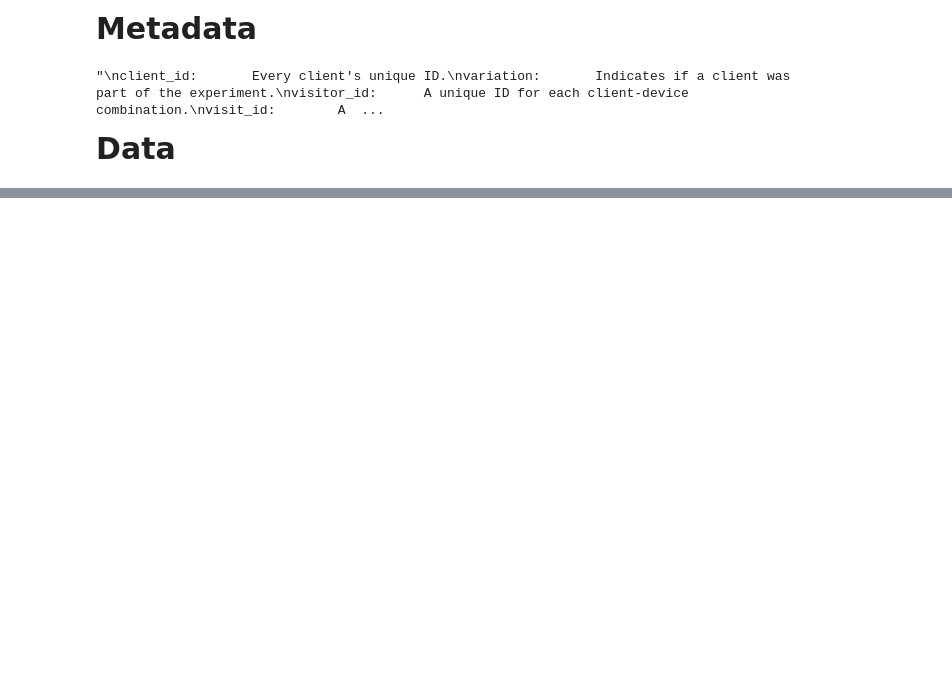
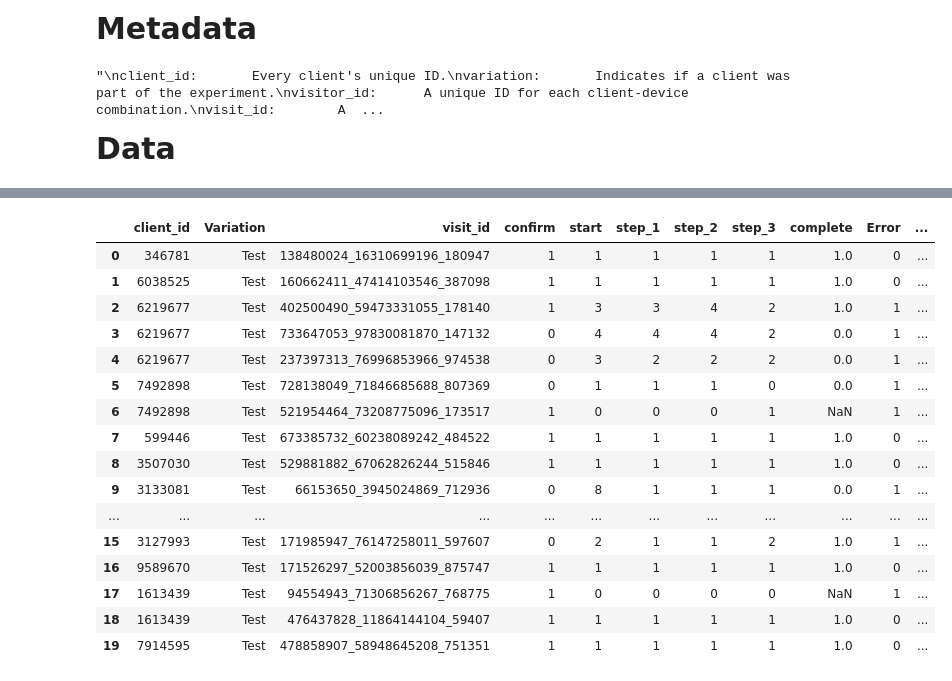
Before and after one commit to pmarquespt/Proj_5_Group_6_pat_gui, a Jupyter notebook: analysis and visualization/2_3_data_Error.ipynb, the cells around one changed output, grey strips where cells are left out. Drawn from its saved outputs; the diff is of its cells as text; code cells hidden in the pictures; blank space fills up the shorter version.

```diff
--- a/analysis and visualization/2_3_data_Error.ipynb
+++ b/analysis and visualization/2_3_data_Error.ipynb
@@ -605,0 +34,5 @@ gold_c_test_new["Error"].sum()
+# %%
+import pandas as pd
+
+df_gold_test = pd.read_excel('Data_gold_test_steps.xlsx')
+df_gold_test
@@ -605,0 +302,12 @@ gold_c_test_new["Error"].sum()
+# %%
+# number of errors beteen start and step 1
+
+def calcular_diferenca(row):
+    if row['start'] != row['step_1']:
+        return abs(row['start'] - row['step_1'])
+    else:
+        return row['N_er_st_s1']
+
+# Aplicar a função para cada linha do DataFrame
+df_gold_test['N_er_st_s1'] = df_gold_test.apply(calcular_diferenca, axis=1)
+df_gold_test
@@ -605,0 +328,12 @@ gold_c_test_new["Error"].sum()
+# %%
+# number of errors beteen step 1  step 2
+
+def calcular_diferenca(row):
+    if row['step_1'] != row['step_2']:
+        return abs(row['step_1'] - row['step_2'])
+    else:
+        return row['N_er_s1_s2']
+
+# Aplicar a função para cada linha do DataFrame
+df_gold_test['N_er_s1_s2'] = df_gold_test.apply(calcular_diferenca, axis=1)
+df_gold_test
@@ -605,0 +354,30 @@ gold_c_test_new["Error"].sum()
+# %%
+# number of errors beteen step 2  step 3
+
+def calcular_diferenca(row):
+    if row['step_2'] != row['step_3']:
+        return abs(row['step_2'] - row['step_3'])
+    else:
+        return row['N_er_s2_s3']
+
+# Aplicar a função para cada linha do DataFrame
+df_gold_test['N_er_s2_s3'] = df_gold_test.apply(calcular_diferenca, axis=1)
+df_gold_test.head(20)
+# %% [output]
+|  | client_id | Variation | visit_id | confirm | start | step_1 | step_2 | step_3 | complete | Error | ... |
+| 0 | 346781 | Test | 138480024_16310699196_180947 | 1 | 1 | 1 | 1 | 1 | 1.0 | 0 | ... |
+| 1 | 6038525 | Test | 160662411_47414103546_387098 | 1 | 1 | 1 | 1 | 1 | 1.0 | 0 | ... |
+| 2 | 6219677 | Test | 402500490_59473331055_178140 | 1 | 3 | 3 | 4 | 2 | 1.0 | 1 | ... |
+| 3 | 6219677 | Test | 733647053_97830081870_147132 | 0 | 4 | 4 | 4 | 2 | 0.0 | 1 | ... |
+| 4 | 6219677 | Test | 237397313_76996853966_974538 | 0 | 3 | 2 | 2 | 2 | 0.0 | 1 | ... |
+| 5 | 7492898 | Test | 728138049_71846685688_807369 | 0 | 1 | 1 | 1 | 0 | 0.0 | 1 | ... |
+| 6 | 7492898 | Test | 521954464_73208775096_173517 | 1 | 0 | 0 | 0 | 1 | NaN | 1 | ... |
+| 7 | 599446 | Test | 673385732_60238089242_484522 | 1 | 1 | 1 | 1 | 1 | 1.0 | 0 | ... |
+| 8 | 3507030 | Test | 529881882_67062826244_515846 | 1 | 1 | 1 | 1 | 1 | 1.0 | 0 | ... |
+| 9 | 3133081 | Test | 66153650_3945024869_712936 | 0 | 8 | 1 | 1 | 1 | 0.0 | 1 | ... |
+| ... | ... | ... | ... | ... | ... | ... | ... | ... | ... | ... | ... |
+| 15 | 3127993 | Test | 171985947_76147258011_597607 | 0 | 2 | 1 | 1 | 2 | 1.0 | 1 | ... |
+| 16 | 9589670 | Test | 171526297_52003856039_875747 | 1 | 1 | 1 | 1 | 1 | 1.0 | 0 | ... |
+| 17 | 1613439 | Test | 94554943_71306856267_768775 | 1 | 0 | 0 | 0 | 0 | NaN | 1 | ... |
+| 18 | 1613439 | Test | 476437828_11864144104_59407 | 1 | 1 | 1 | 1 | 1 | 1.0 | 0 | ... |
+| 19 | 7914595 | Test | 478858907_58948645208_751351 | 1 | 1 | 1 | 1 | 1 | 1.0 | 0 | ... |
```
Also changed, not shown: parts of 68 cells of this notebook, 1 other file.
